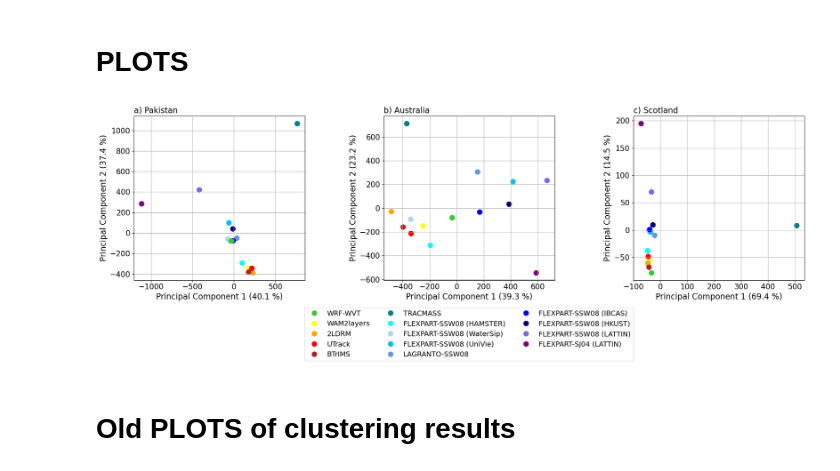
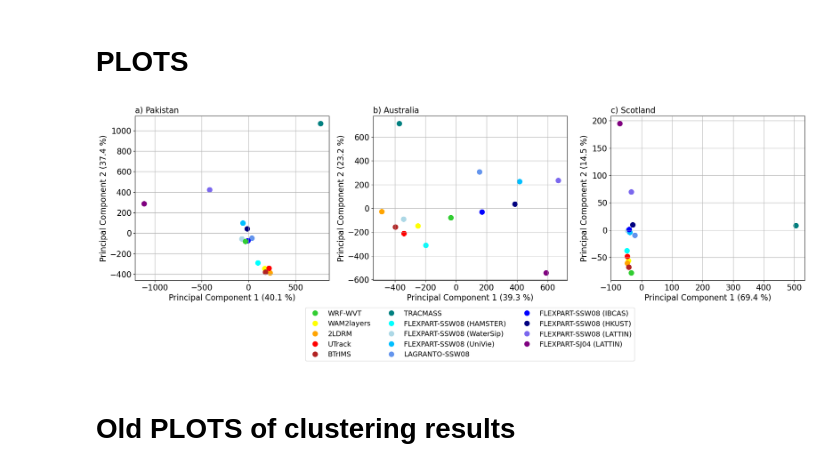
Before and after one commit to Moisture-tracking-community/INSPIRE, a Jupyter notebook: Figure8_Clustering.ipynb, the cells around one changed output. Saved outputs shown, nothing was run; the diff lists cells and outputs as text; code cells hidden in the pictures.

Commit message:
Increased font for figure + legend to bottom

```diff
--- a/Figure8_Clustering.ipynb
+++ b/Figure8_Clustering.ipynb
@@ -300,8 +300,10 @@ Explained variance by the first 10 principal components: [0.69355633 0.14457407
 # %% [markdown]
 # PLOTS
 # %%
+#fig, axs = plt.subplots(nrows=2, ncols=3, figsize=(20, 7.5), height_ratios=[12, 2])
 fig, axs = plt.subplots(nrows=2, ncols=3, figsize=(20, 7.5), height_ratios=[12, 2])
-plt.subplots_adjust(wspace=0.02, hspace=0.25)
+
+plt.subplots_adjust(wspace=-0.4, hspace=0.15)
 
 subplot_labels = ['a)', 'b)', 'c)']
 subplot_labels = [label + ' ' + case for label, case in zip(subplot_labels, cases)]
@@ -312,61 +314,61 @@ names = [
     for model in models
 ]
 
-#Start by plotting legend in top row
+#Start by plotting the PCA subplots
+for i, case in enumerate(cases):
+    pca_result = pca_results[case]['pca_result']
+    explained_variance = pca_results[case]['explained_variance']
+
+    ax = axs[0,i]
+    for j, model in enumerate(models):
+        if(model in all_maps.data_vars):
+            ax.scatter(pca_result[j,0], pca_result[j,1], s=100, color=colors[names[j]], label=model if i==0 else "")
+            #ax.text(pca_result[j,0]+0.01, pca_result[j,1]+0.01, model, color='gray', fontsize=8)
+        elif(model in all_maps_other.data_vars):
+            projection = other_models_pca_projection[model]
+            if(model == "WRF-WVT"):
+                 ax.scatter(projection[0,0], projection[0,1], s=100, color=colors[names[j]], label=model if i==0 else "")
+            else:
+                 if(plot_other_members):
+                    #ax.scatter(projection[0,0], projection[0,1], s=80, color=colors[names[j]], label=model if i==0 else "")
+                    ax.scatter(projection[0,0], projection[0,1], s=80, linewidths=1, c="none", ec=colors[names[j]], label=model if i==0 else "")
+
+    ax.set_title(f'{subplot_labels[i]}', fontsize=fontsize, loc='left')
+    ax.set_xlabel(f'Principal Component 1 ({explained_variance[0]*100:.1f} %)',fontsize=fontsize)
+    ax.set_ylabel(f'Principal Component 2 ({explained_variance[1]*100:.1f} %)',fontsize=fontsize)
+    ax.tick_params(labelsize=fontsize)
+    ax.grid()
+
+#Then plot legend in bottom row
 ax = axs[1, 1]
 fontsize = 16
 fontsize_legend = 14
 
 # Add legend
 handles = [
     mpatches.Circle((0.5, 0.5), 1, color=color, label=label)
     for (label, color) in colors.items()
 ]
 ax.legend(
     handles=handles,
     handler_map={mpatches.Circle: HandlerEllipse()},
     loc="lower center",
     ncols=3,
     prop={"size": fontsize_legend},
 )
 
 for i in range(3):
     axs[1,i].axis('off')
 
-#Then plot the PCA subplots
-for i, case in enumerate(cases):
-    pca_result = pca_results[case]['pca_result']
-    explained_variance = pca_results[case]['explained_variance']
+plt.tight_layout()
 
-    ax = axs[0,i]
-
-    for j, model in enumerate(models):
-        if(model in all_maps.data_vars):
-            ax.scatter(pca_result[j,0], pca_result[j,1], s=100, color=colors[names[j]], label=model if i==0 else "")
-            #ax.text(pca_result[j,0]+0.01, pca_result[j,1]+0.01, model, color='gray', fontsize=8)
-        elif(model in all_maps_other.data_vars):
-            projection = other_models_pca_projection[model]
-            if(model == "WRF-WVT"):
-                 ax.scatter(projection[0,0], projection[0,1], s=100, color=colors[names[j]], label=model if i==0 else "")
-            else:
-                 if(plot_other_members):
-                    #ax.scatter(projection[0,0], projection[0,1], s=80, color=colors[names[j]], label=model if i==0 else "")
-                    ax.scatter(projection[0,0], projection[0,1], s=80, linewidths=1, c="none", ec=colors[names[j]], label=model if i==0 else "")
-
-    ax.set_title(f'{subplot_labels[i]}', fontsize=fontsize, loc='left')
-    ax.set_xlabel(f'Principal Component 1 ({explained_variance[0]*100:.1f} %)',fontsize=fontsize)
-    ax.set_ylabel(f'Principal Component 2 ({explained_variance[1]*100:.1f} %)',fontsize=fontsize)
-    ax.tick_params(labelsize=fontsize)
-    ax.grid()
-
-plt.tight_layout()
 if(normalize):
     plt.savefig(figure_path+'PrincipleComponents_AllCases_Subplots_normalized.png', dpi=300)
 else:
     plt.savefig(figure_path+'PrincipleComponents_AllCases_Subplots.png', dpi=300)
 plt.show()
 # %% [output]
-[figure, old version]
+[figure, new version]
 # %%
 # Spatial EOF patterns
 import cartopy.crs as ccrs
```
